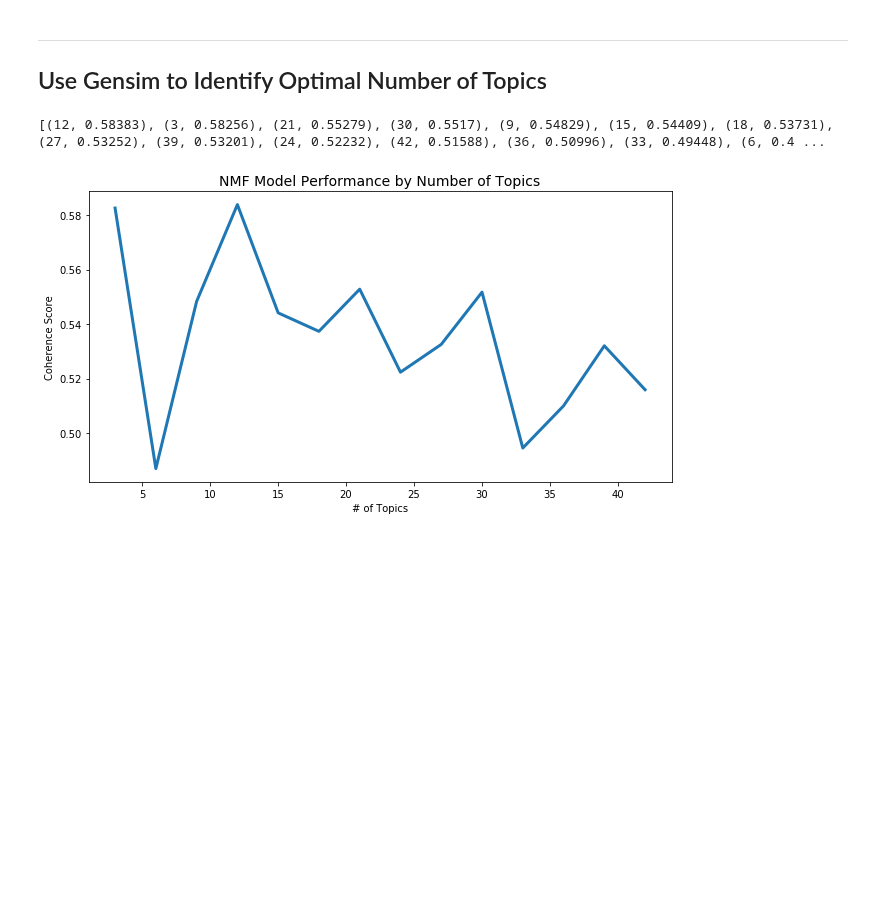
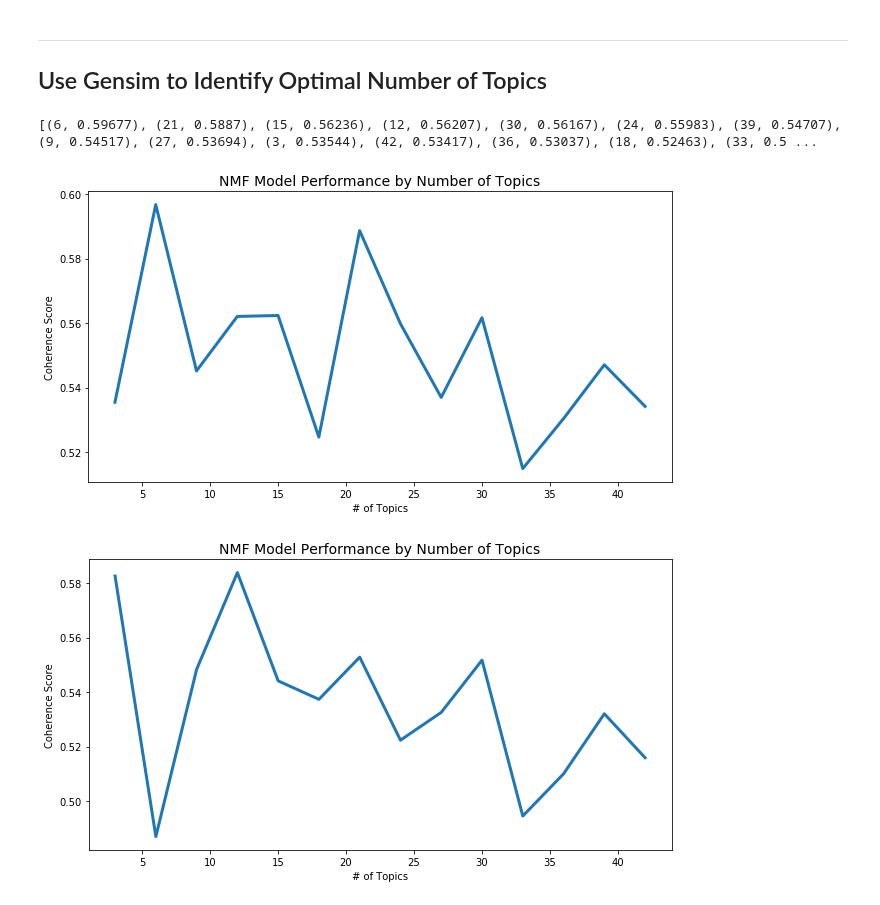
Before and after one commit to Morgan-Sell/darknet-economics, a Jupyter notebook: nmf_wallstreet.ipynb, the cells around one changed output. Cells and saved outputs as stored; diff of their text form; code cells hidden in the pictures; blank space fills up the shorter version.

```diff
--- a/nmf_wallstreet.ipynb
+++ b/nmf_wallstreet.ipynb
@@ -104,6 +125,6 @@ def tokenize_lemmatize(text):
 # %%
 wallstreet = pd.read_csv('data/wallstreet_master.csv')
 # %%
-wallstreet['nmf_tokens'] = wallstreet['processed_text'].apply(lambda x: nlp_topic_utils.process_text(x, contracted_words_dict, punc, stop_words_dict))
+wallstreet['nmf_tokens'] = wallstreet['processed_text'].apply(lambda x: nlp_topic_utils.process_text(x, contracted_words_dict, punc, stop_words_dict, min_len=1))
 # %%
 docs_raw = wallstreet['nmf_tokens']
@@ -115,10 +132,18 @@ list
 ---
 ## Use Gensim to Identify Optimal Number of Topics
 # %%
-gensim_dict = Dictionary(docs_raw)
-gensim_dict.filter_extremes(no_below=3, no_above=0.70, keep_n=10000)
+def create_gensim_dict_corpus(docs_raw, num_below, num_above, num_features):
+    '''
+    Create corpus to be used to determine optimal number of components using the gensim package.
 
-corpus = [gensim_dict.doc2bow(doc) for doc in docs_raw]
+    '''
+    gensim_dict = Dictionary(docs_raw)
+    gensim_dict.filter_extremes(no_below=num_below, no_above=num_above, keep_n=num_features)
+    corpus = [gensim_dict.doc2bow(doc) for doc in docs_raw]
+
+    return gensim_dict, corpus
+# %%
+gensim_dict, corpus = create_gensim_dict_corpus(docs_raw, 3, 0.70, 10000)
 # %%
 num_topics_rng = list(np.arange(3, 42 + 1, 3))
 coherence_scores = []
@@ -155,7 +180,26 @@ scores = list(zip(num_topics_rng, coherence_scores))
 topics_sorted_by_co_score = sorted(scores, key=itemgetter(1), reverse=True)
 print(topics_sorted_by_co_score)
 # %% [output]
-[(12, 0.58383), (3, 0.58256), (21, 0.55279), (30, 0.5517), (9, 0.54829), (15, 0.54409), (18, 0.53731), (27, 0.53252), (39, 0.53201), (24, 0.52232), (42, 0.51588), (36, 0.50996), (33, 0.49448), (6, 0.4 ...
+[(6, 0.59677), (21, 0.5887), (15, 0.56236), (12, 0.56207), (30, 0.56167), (24, 0.55983), (39, 0.54707), (9, 0.54517), (27, 0.53694), (3, 0.53544), (42, 0.53417), (36, 0.53037), (18, 0.52463), (33, 0.5 ...
+# %%
+def plot_coherence_scores(num_topics_rng, scores):
+    '''
+    Visualize coherence scores for their respective number of topics.
+    Use to determine optimal number of topics for sklearn NMF model.
+    '''
+
+    coherence_scores = [scores[i][1] for i in range(len(scores))]
+
+    fig, ax = plt.subplots(figsize=(9,5))
+    ax.plot(num_topics_rng, coherence_scores, linewidth=3)
+    ax.set_title('NMF Model Performance by Number of Topics', fontsize=14)
+    ax.set_xlabel('# of Topics')
+    ax.set_ylabel('Coherence Score')
+    plt.tight_layout();
+# %%
+plot_coherence_scores(num_topics_rng, scores)
+# %% [output]
+[figure, added]
 # %%
 coherence_scores = [scores[i][1] for i in range(len(scores))]
 
```
Also changed, not shown: parts of 2 cells of this notebook, 6 other files.
